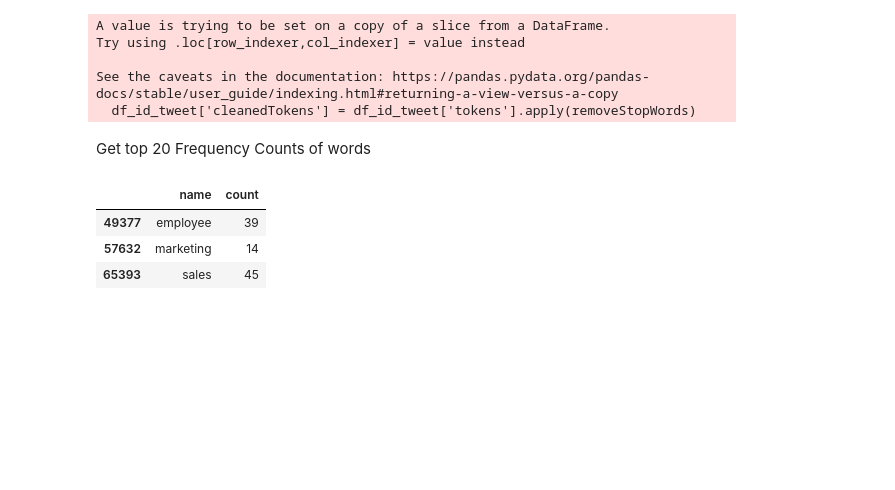
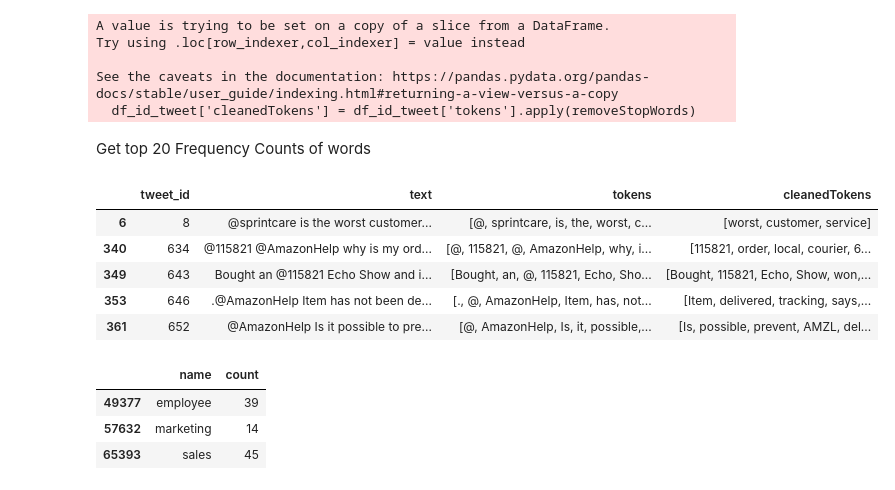
Before and after one commit to tisSoFluffy/chatbot, a Jupyter notebook: capstone_work.ipynb, the cells around one changed output. Saved outputs shown, nothing was run; the diff lists cells and outputs as text; code cells hidden in the pictures; blank space fills up the shorter version.

```diff
--- a/capstone_work.ipynb
+++ b/capstone_work.ipynb
@@ -140,6 +140,15 @@ Get top 20 Frequency Counts of words
 # %%
 import matplotlib.pyplot as plt
 lists = pd.DataFrame(sorted(freq_count.items()), columns=['name','count'])
+# %%
+df_id_tweet.head()
+# %% [output]
+|  | tweet_id | text | tokens | cleanedTokens |
+| 6 | 8 | @sprintcare is the worst customer... | [@, sprintcare, is, the, worst, c... | [worst, customer, service] |
+| 340 | 634 | @115821 @AmazonHelp why is my ord... | [@, 115821, @, AmazonHelp, why, i... | [115821, order, local, courier, 6... |
+| 349 | 643 | Bought an @115821 Echo Show and i... | [Bought, an, @, 115821, Echo, Sho... | [Bought, 115821, Echo, Show, won,... |
+| 353 | 646 | .@AmazonHelp Item has not been de... | [., @, AmazonHelp, Item, has, not... | [Item, delivered, tracking, says,... |
+| 361 | 652 | @AmazonHelp Is it possible to pre... | [@, AmazonHelp, Is, it, possible,... | [Is, possible, prevent, AMZL, del... |
 # %%
 lists[lists['name'].isin(['employee','sales','marketing'])]
 # %% [output]
```
Also changed, not shown: parts of 13 cells of this notebook, 8 other files.
